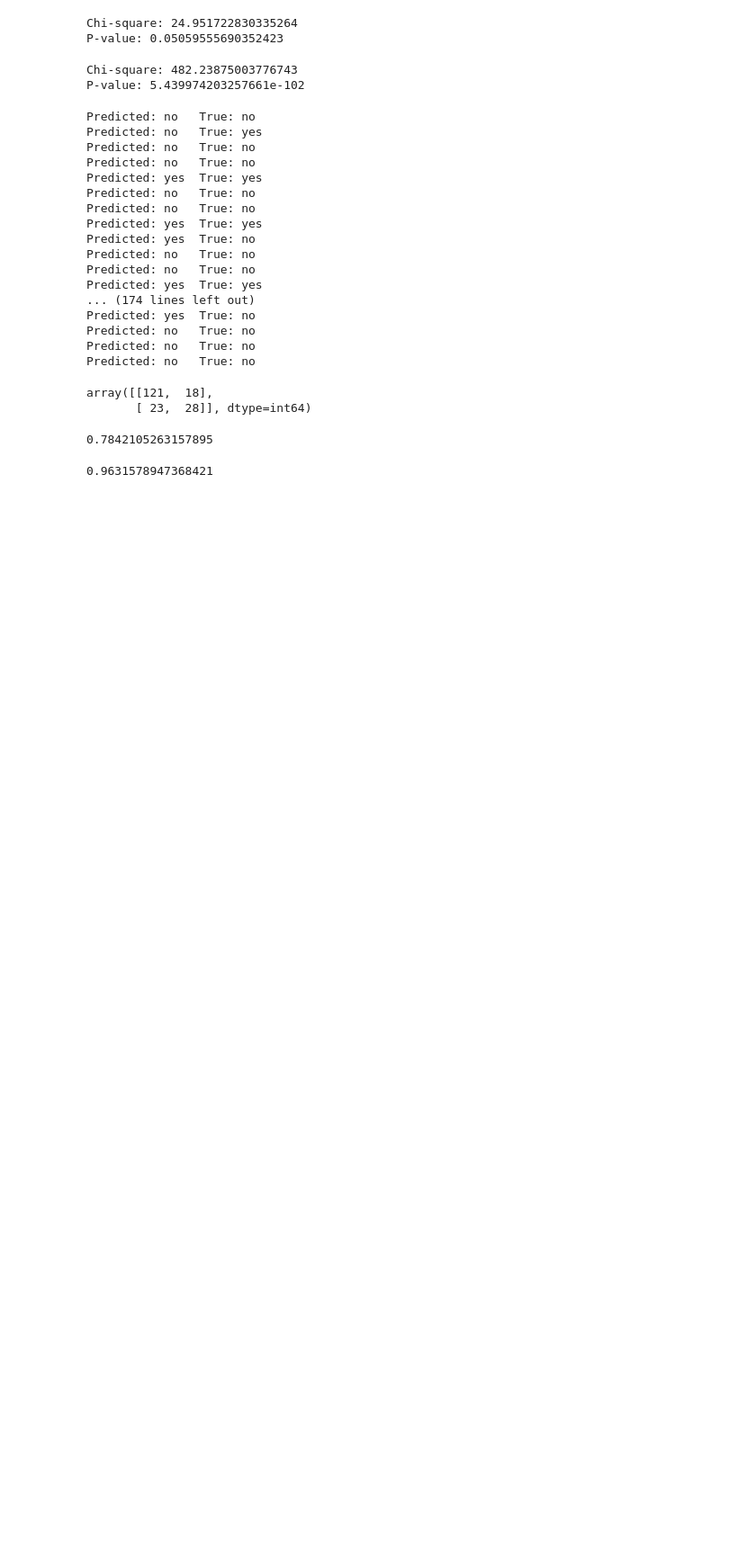
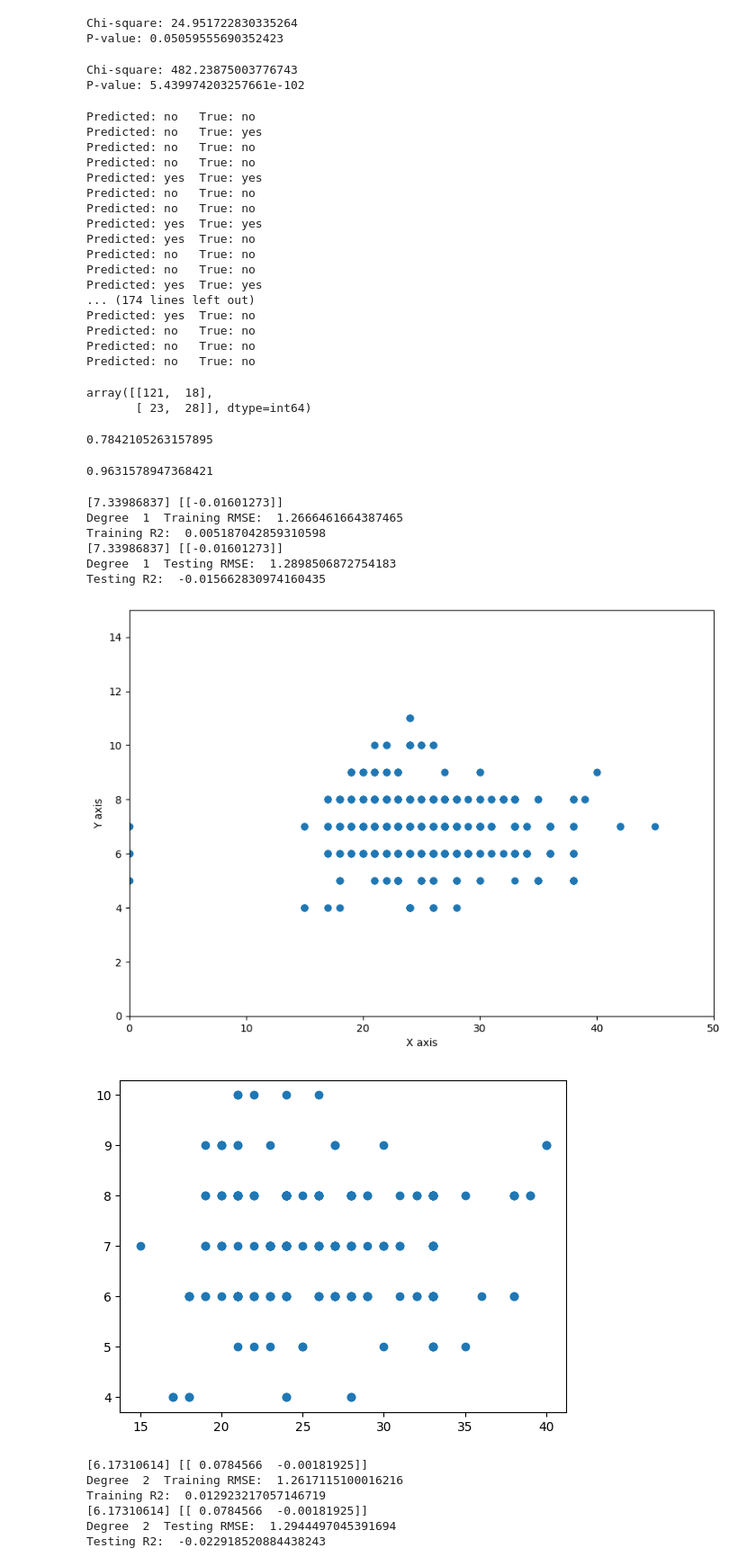
Before and after one commit to MartinYossifov/ECS-171-Project, a Jupyter notebook: ECS171Proj.ipynb, the cells around one changed output. Shown at 90% size. Cells and saved outputs as stored; diff of their text form; code cells hidden in the pictures; blank space fills up the shorter version.

Commit message:
some plots

```diff
--- a/ECS171Proj.ipynb
+++ b/ECS171Proj.ipynb
@@ -155,3 +155,73 @@ accMLP = np.mean(y_predMLP == y_testMLP)
 accMLP
 # %% [output]
 0.9631578947368421
+# %%
+df = pd.read_csv('diabetes_dataset__2019.csv')
+df = df.drop(columns=['Age', 'Gender', 'Family_Diabetes', 'highBP', 'PhysicallyActive', 'Smoking', 'Alcohol', 'SoundSleep', 'RegularMedicine', 'JunkFood', 'Stress', 'BPLevel', 'Pregancies', 'Pdiabetes', 'UriationFreq', 'Diabetic'])
+df = df.sort_values('BMI')
+df = df.fillna(0)
+train, test = train_test_split(df, test_size=0.2, random_state=21)
+train = train.sort_values('BMI')
+test = test.sort_values('BMI')
+X_train, y_train = train.drop(columns=['Sleep']), train['Sleep']
+X_test, y_test = test.drop(columns=['Sleep']), test['Sleep']
+
+for i in range(1,5):
+    poly = PolynomialFeatures(degree=i, include_bias=False)
+    X_poly = poly.fit_transform(np.asarray(X_train).reshape(-1, 1))
+    plr = LinearRegression()
+
+    plr.fit(X_poly, np.asarray(y_train).reshape(-1, 1))
+
+    predicted1 = plr.predict(poly.transform(np.asarray(X_train).reshape(-1, 1)))
+    #here is how you get the intercept and the coef.
+    print(plr.intercept_, plr.coef_)
+    print("Degree " , i , " Training RMSE: " , mean_squared_error(predicted1, np.asarray(y_train).reshape(-1, 1), squared=False))
+    print("Training R2: ", r2_score(y_train, predicted1))
+    X_poly = poly.fit_transform(np.asarray(X_train).reshape(-1, 1))
+    plr = LinearRegression()
+
+    plr.fit(X_poly, np.asarray(y_train).reshape(-1, 1))
+
+    predicted2 = plr.predict(poly.transform(np.asarray(X_test).reshape(-1, 1)))
+    #here is how you get the intercept and the coef.
+    print(plr.intercept_, plr.coef_)
+    print("Degree " , i , " Testing RMSE: ", mean_squared_error(predicted2, np.asarray(y_test).reshape(-1, 1), squared=False))
+    print("Testing R2: ", r2_score(y_test, predicted2))
+
+    plt.figure(figsize=(10, 7))
+
+    # Plot the input data points
+    plt.scatter(X_train, y_train)
+
+    # Set the x-axis and y-axis limits
+    plt.xlim(0, 50)
+    plt.ylim(0, 15)
+
+    # Construct a string representation of the gradient descent solution using the parameters
+
+    # Set the title, x-axis label, and y-axis label for the plot
+    plt.xlabel('X axis')
+    plt.ylabel('Y axis')
+
+    # Display the plot
+    plt.show()
+
+    # Plot the input data points
+    plt.scatter(X_test, y_test)
+    plt.show()
+# %% [output]
+[7.33986837] [[-0.01601273]]
+Degree  1  Training RMSE:  1.2666461664387465
+Training R2:  0.005187042859310598
+[7.33986837] [[-0.01601273]]
+Degree  1  Testing RMSE:  1.2898506872754183
+Testing R2:  -0.015662830974160435
+[figure, added]
+[figure, added]
+[6.17310614] [[ 0.0784566  -0.00181925]]
+Degree  2  Training RMSE:  1.2617115100016216
+Training R2:  0.012923217057146719
+[6.17310614] [[ 0.0784566  -0.00181925]]
+Degree  2  Testing RMSE:  1.2944497045391694
+Testing R2:  -0.022918520884438243
```
Also changed, not shown: parts of 1 cell of this notebook.
